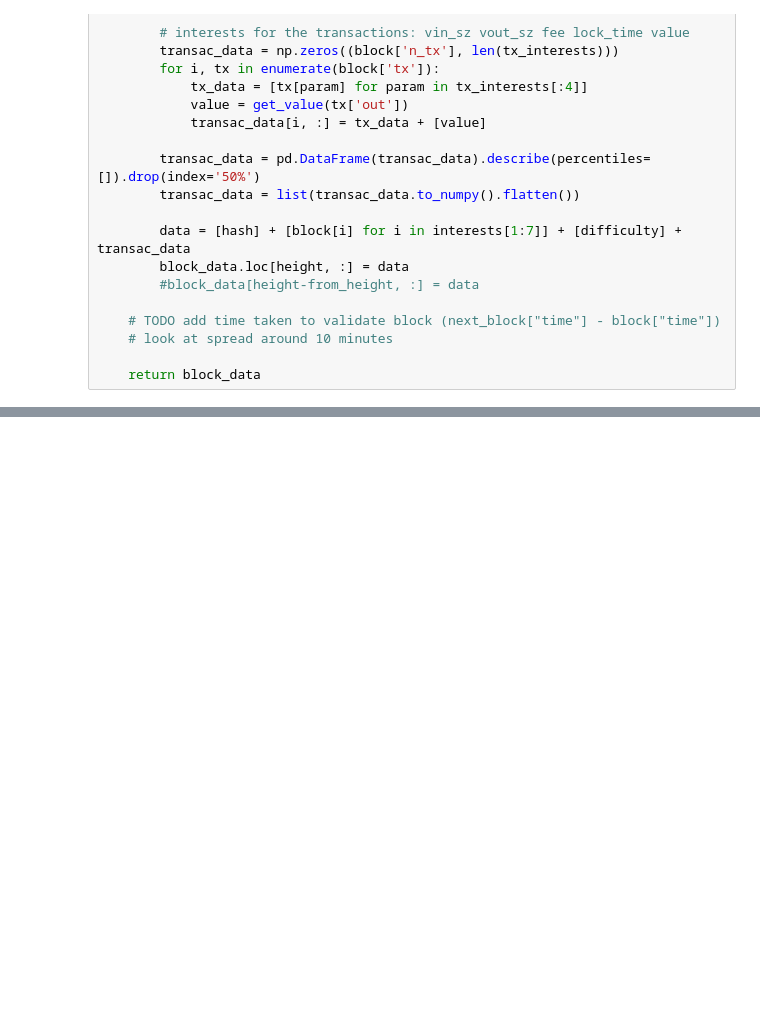
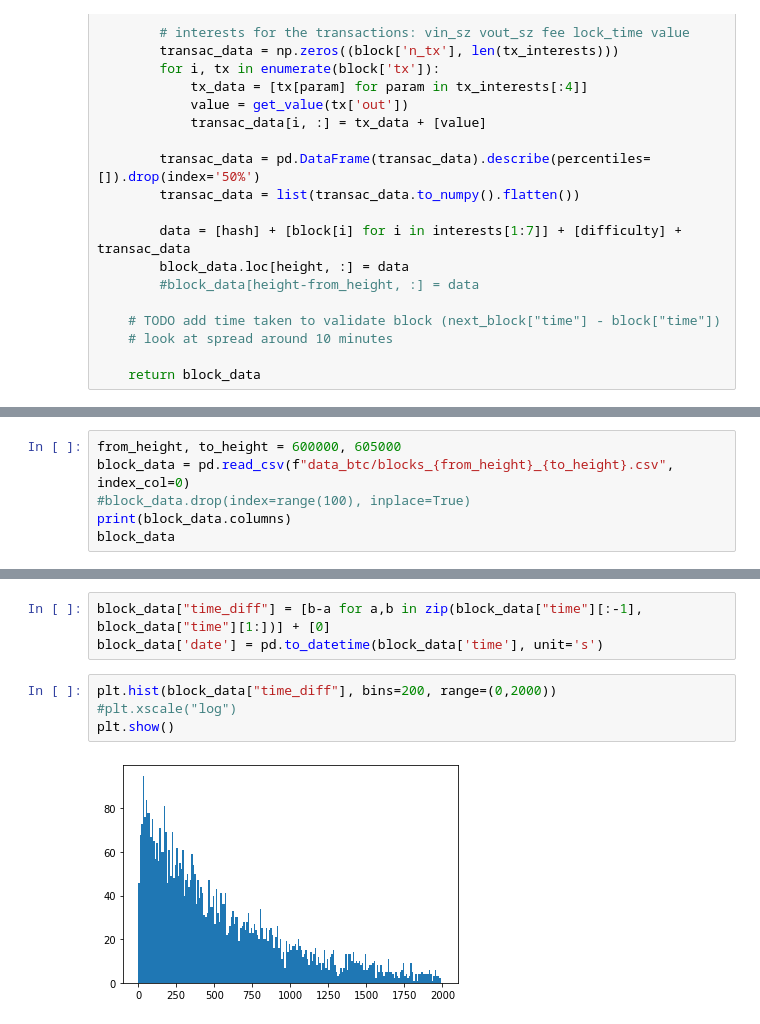
Before and after one commit to louismeeckers/blockchain-analysis, a Jupyter notebook: analysis2.ipynb, the cells around one changed output, grey strips where cells are left out. Saved outputs shown, nothing was run; the diff lists cells and outputs as text; blank space fills up the shorter version.

```diff
--- a/analysis2.ipynb
+++ b/analysis2.ipynb
@@ -107,0 +90,6 @@ Index(['hash', 'ver', 'time', 'bits', 'fee', 'nonce', 'n_tx', 'difficulty',
+# %%
+from_height, to_height = 600000, 605000
+block_data = pd.read_csv(f"data_btc/blocks_{from_height}_{to_height}.csv", index_col=0)
+#block_data.drop(index=range(100), inplace=True)
+print(block_data.columns)
+block_data
@@ -107,0 +118,9 @@ Index(['hash', 'ver', 'time', 'bits', 'fee', 'nonce', 'n_tx', 'difficulty',
+# %%
+block_data["time_diff"] = [b-a for a,b in zip(block_data["time"][:-1], block_data["time"][1:])] + [0]
+block_data['date'] = pd.to_datetime(block_data['time'], unit='s')
+# %%
+plt.hist(block_data["time_diff"], bins=200, range=(0,2000))
+#plt.xscale("log")
+plt.show()
+# %% [output]
+[figure, added]
```
Also changed, not shown: parts of 16 cells of this notebook, 6 other files.
